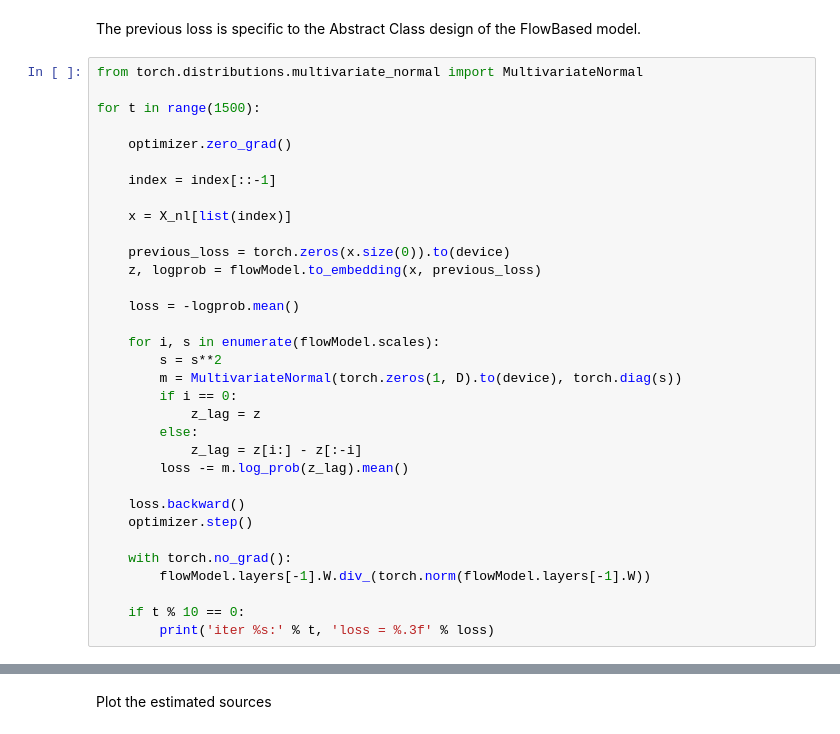
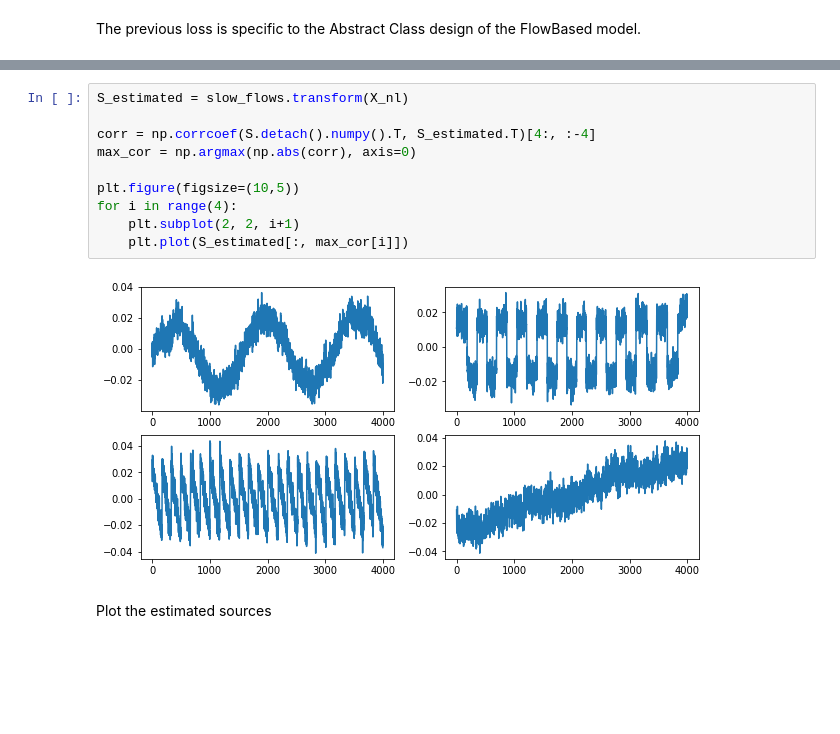
Before and after one commit to edouardpineau/Time-Series-Source-Separation-with-Slow-Flows, a Jupyter notebook: Slow_flows.ipynb, the cells around one changed output, grey strips where cells are left out. Saved outputs shown, nothing was run; the diff lists cells and outputs as text; blank space fills up the shorter version.

```diff
--- a/Slow_flows.ipynb
+++ b/Slow_flows.ipynb
@@ -170,35 +208,2 @@ index = np.arange(X_nl.shape[0])
 # %% [markdown]
 The previous loss is specific to the Abstract Class design of the FlowBased model.
-# %%
-from torch.distributions.multivariate_normal import MultivariateNormal
-
-for t in range(1500):
-
-    optimizer.zero_grad()
-
-    index = index[::-1]
-
-    x = X_nl[list(index)]
-
-    previous_loss = torch.zeros(x.size(0)).to(device)
-    z, logprob = flowModel.to_embedding(x, previous_loss)
-
-    loss = -logprob.mean()
-
-    for i, s in enumerate(flowModel.scales):
-        s = s**2
-        m = MultivariateNormal(torch.zeros(1, D).to(device), torch.diag(s))
-        if i == 0:
-            z_lag = z
-        else:
-            z_lag = z[i:] - z[:-i]
-        loss -= m.log_prob(z_lag).mean()
-
-    loss.backward()
-    optimizer.step()
-
-    with torch.no_grad():
-        flowModel.layers[-1].W.div_(torch.norm(flowModel.layers[-1].W))
-
-    if t % 10 == 0:
-        print('iter %s:' % t, 'loss = %.3f' % loss)
@@ -223,2 +210,14 @@ iter 1490: loss = 6.957
+# %%
+S_estimated = slow_flows.transform(X_nl)
+
+corr = np.corrcoef(S.detach().numpy().T, S_estimated.T)[4:, :-4]
+max_cor = np.argmax(np.abs(corr), axis=0)
+
+plt.figure(figsize=(10,5))
+for i in range(4):
+    plt.subplot(2, 2, i+1)
+    plt.plot(S_estimated[:, max_cor[i]])
+# %% [output]
+[figure, added]
 # %% [markdown]
 Plot the estimated sources
```
Also changed, not shown: parts of 17 cells of this notebook.
